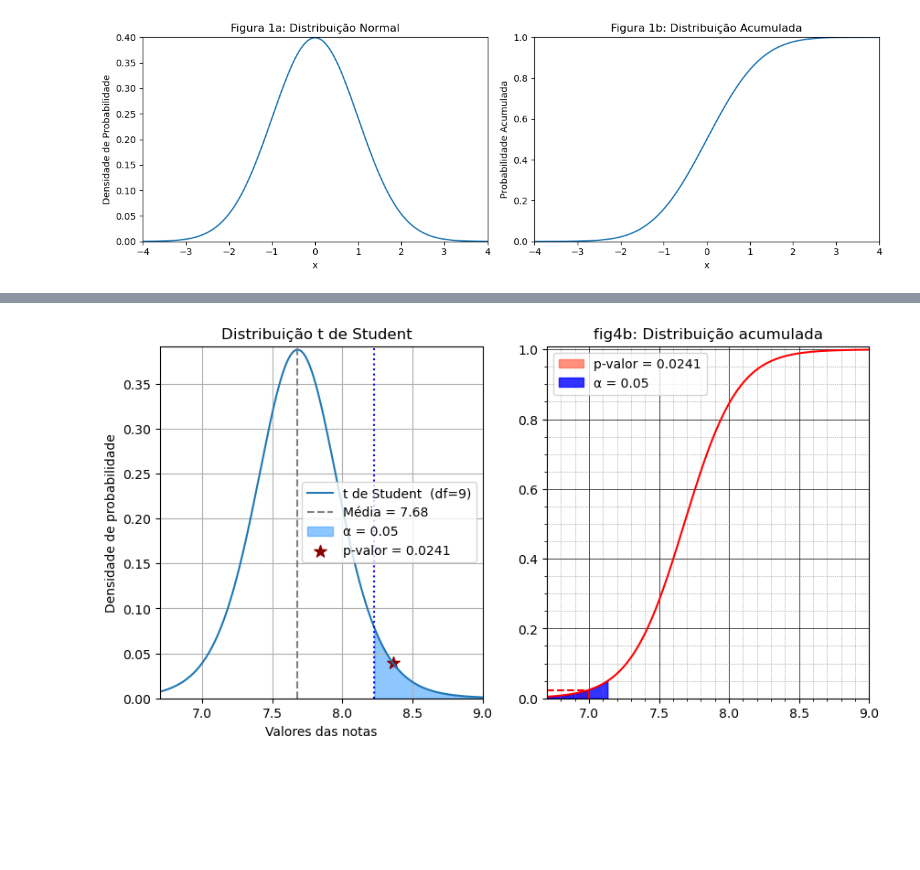
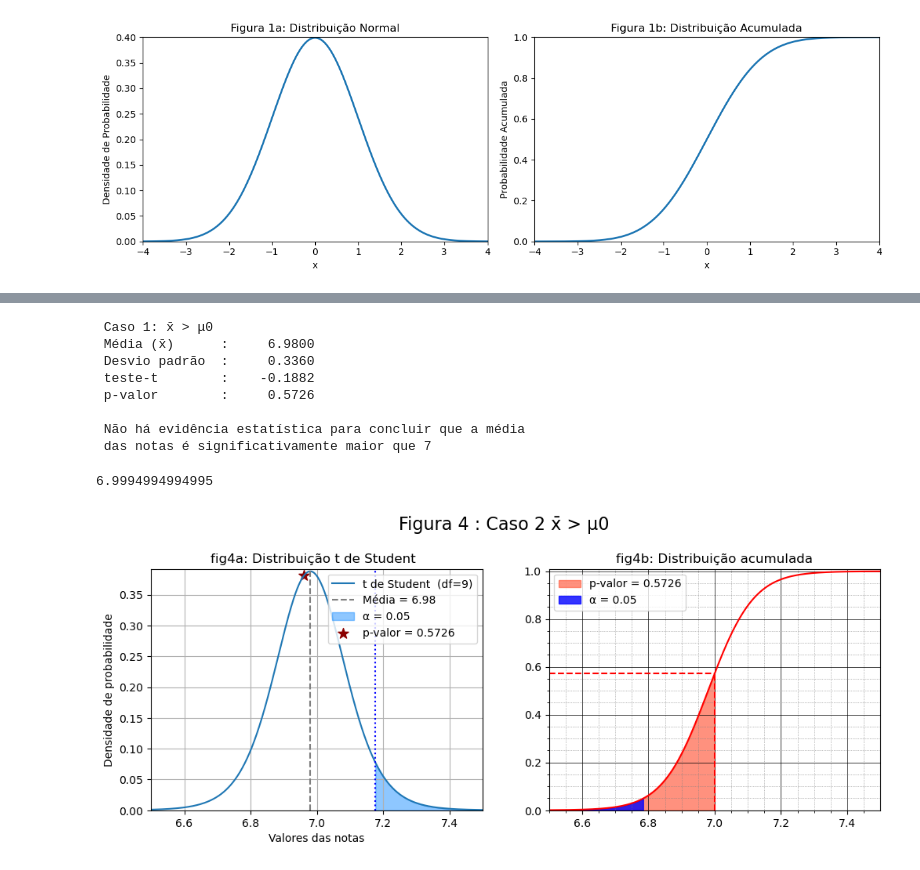
Before and after one commit to albertoakel/EBAC, a Jupyter notebook: notebook/Teste_de_hipotese_exemplos.ipynb, the cells around one changed output, grey strips where cells are left out. Cells and saved outputs as stored; diff of their text form; code cells hidden in the pictures; blank space fills up the shorter version.

```diff
--- a/notebook/Teste_de_hipotese_exemplos.ipynb
+++ b/notebook/Teste_de_hipotese_exemplos.ipynb
@@ -484,8 +421,45 @@ ax[1].minorticks_on()
+# %%
+# Caso 2 médias matematicas > media da escola?
+
+notas = [6.5, 7.2, 6.8, 7.5, 6.9, 7.1, 6.7, 7.4, 6.6, 7.1]; #situação 1: notas de matematica s
+muo=7 # media da escola
+ho=7
+
+#Calcular média e desvio das amostas
+n = len(notas)
+x_hat = np.mean(notas)
+s = np.std(notas,ddof=1)
+# t de student
+t=(x_hat-ho)/(s/np.sqrt(n))
+df=n-1
+
+#caso unilateral à direita
+p_valor_d = 1-ts.cdf(t, df) # à direita
+
+print(' Caso 2: x̄ > μ0 ')
+print(f' Média (x̄)      : {x_hat:10.4f}')  # 10 caracteres no total, 3 decimais
+print(f' Desvio padrão  : {s:10.4f}')
+print(f' teste-t        : {t:10.4f}')
+
+print(f' p-valor        : {p_valor_d:10.4f}')
+
+if p_valor_d > 0.05:
+  print('\n Não há evidência estatística para concluir que a média \n das notas é significativamente maior que 7')
+else:
+  print(' Rejeitamos a hipótese nula. Portanto, há evidências estatísticas para concluir que \n a média das notas é significativamente maior que 7')
+
+print('')
+# %% [output]
+ Caso 1: x̄ > μ0
+ Média (x̄)      :     6.9800
+ Desvio padrão  :     0.3360
+ teste-t        :    -0.1882
+ p-valor        :     0.5726
+
+ Não há evidência estatística para concluir que a média
+ das notas é significativamente maior que 7
 # %%
-#@title Quando média é significamente maior
-
-notas_2=[9, 7.2, 6.8, 7.5, 9, 7.1, 6.7, 7.4, 9, 7.1];  #sig maior
-notas=notas_2
+# Plot: Caso 2 médias matematicas > media da escola?
 n=len(notas)
 x_hat=np.mean(notas)
 s=np.std(notas,ddof=1)
@@ -514,7 +488,8 @@ x_alpha2=x_hat+(x_hat-x_alpha[-1])
 
 x_pvalor2=x_hat+(x_hat-x_pvalor[-1])
 
-fig, ax = plt.subplots(1, 2, figsize=(10, 5))
+fig, ax = plt.subplots(1, 2, figsize=(12, 4))
+fig.suptitle('Figura 4 : Caso 2 x̄ > μ0', fontsize=16,y=1.05)
 ax[0].plot(x, y, label=f"t de Student  (df={df})")
 ax[0].set_title('fig4a: Distribuição t de Student ')
 
@@ -537,32 +512,33 @@ ax[0].axvline(x_alpha2, color='blue', linestyle=':')
 
 # # Configurações do gráfico
 ax[0].set_ylim(0, max(y)*1.01)
 ax[0].set_xlim(x_min,x_max)
-ax[0].set_title("Distribuição t de Student  ")
+ax[0].set_title("fig4a: Distribuição t de Student  ")
 ax[0].set_xlabel("Valores das notas")
 ax[0].set_ylabel("Densidade de probabilidade")
 ax[0].legend()
 ax[0].grid()
 
 #-------------------------------------------------------------------------------
 # Distribuição acumulada
 ax[1].plot(x,c,'r-');
 ax[1].set_title('fig4b: Distribuição acumulada')
 ax[1].vlines(x=x_pvalor[-1],ymin=0,ymax=p_valor,color='red',linestyles='dashed')
 ax[1].hlines(y=p_valor,xmin=x_min,xmax=x_pvalor[-1],color='red',linestyles='dashed')
 # ax[1].set_ylim(0, max(c)*1.01)
 ax[1].set_xlim(x_min,x_max)
 # #preenchimento da região
 
 ax[1].fill_between(x, c,where=c <= p_valor,color='tomato', alpha=0.7, label=f"p-valor = {p_valor:.4f}");
 ax[1].fill_between(x, c,where=c <= alpha,color='blue', alpha=0.8, label=f"α = {alpha}")
 
 ax[1].set_ylim(0, max(c)*1.01)
 # ax[1].set_xlabel('teste estatítico');
 # ax[1].set_ylabel('Valor-p');
 ax[1].legend()
 ax[1].grid(True, which='major', linestyle='-', linewidth=0.5, color='black')
 ax[1].grid(True, which='minor', linestyle=':', linewidth=0.5, color='gray')
 ax[1].minorticks_on()
 # %% [output]
+6.9994994994995
-[figure, old version]
+[figure, new version]
```
Also changed, not shown: parts of 14 cells of this notebook, 3 other files.
